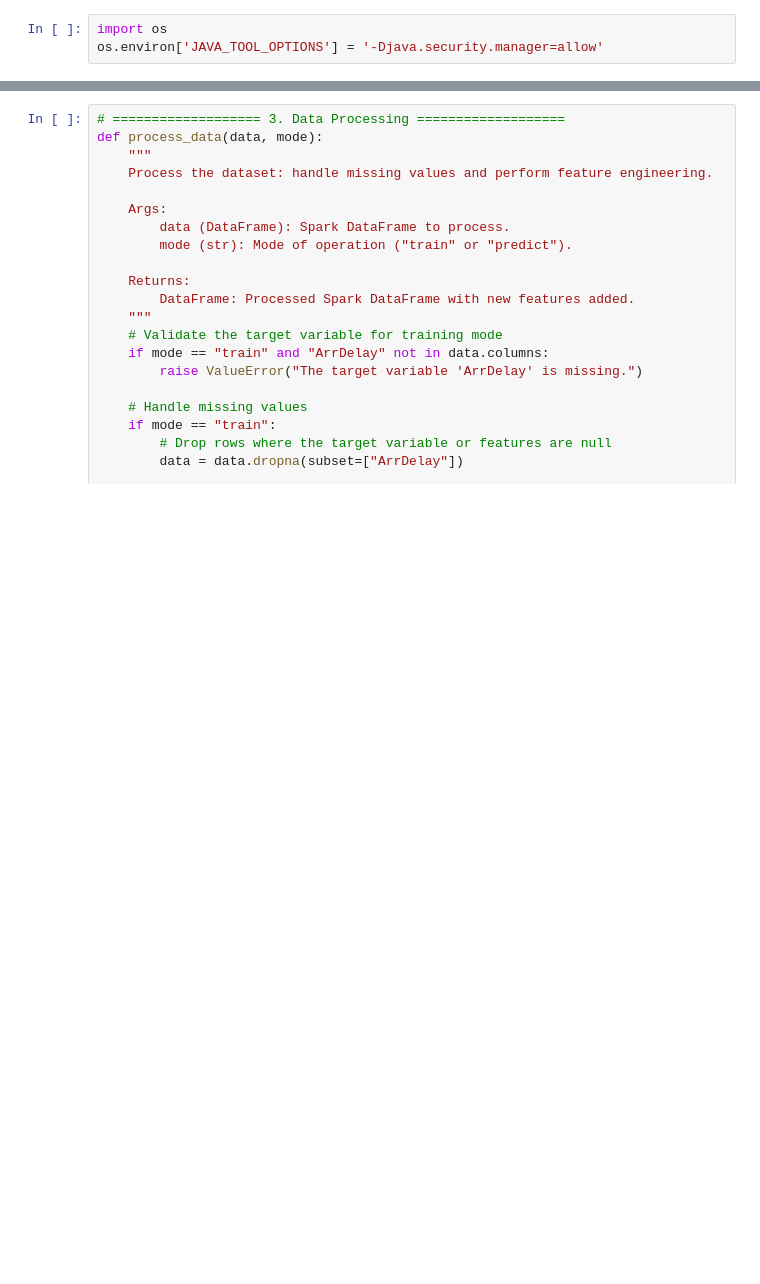
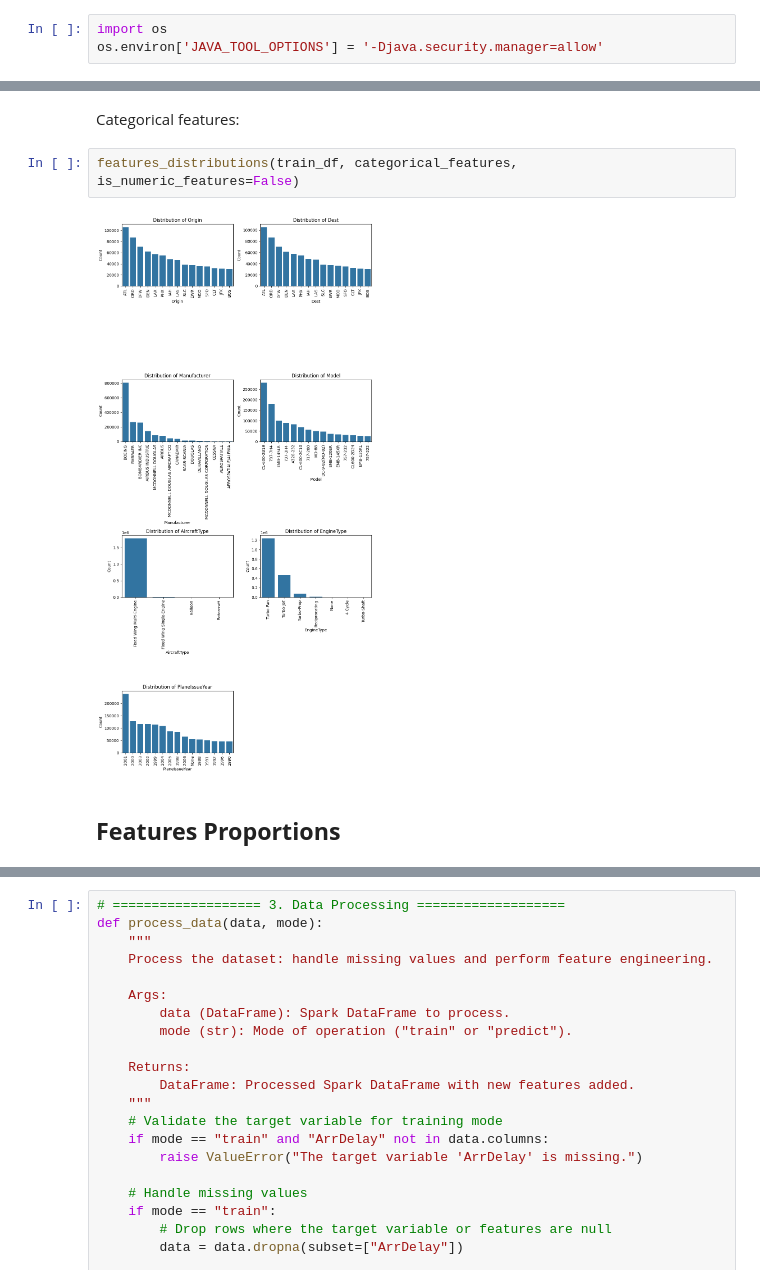
Before and after one commit to sheyls/spark-ML, a Jupyter notebook: init.ipynb, the cells around one changed output, grey strips where cells are left out. Drawn from its saved outputs; the diff is of its cells as text; blank space fills up the shorter version.

```diff
--- a/init.ipynb
+++ b/init.ipynb
@@ -120,0 +226,8 @@ eda_data
+# %% [markdown]
+Categorical features:
+# %%
+features_distributions(train_df, categorical_features, is_numeric_features=False)
+# %% [output]
+[figure, added]
+# %% [markdown]
+## **Features Proportions**
```
Also changed, not shown: parts of 34 cells of this notebook.
